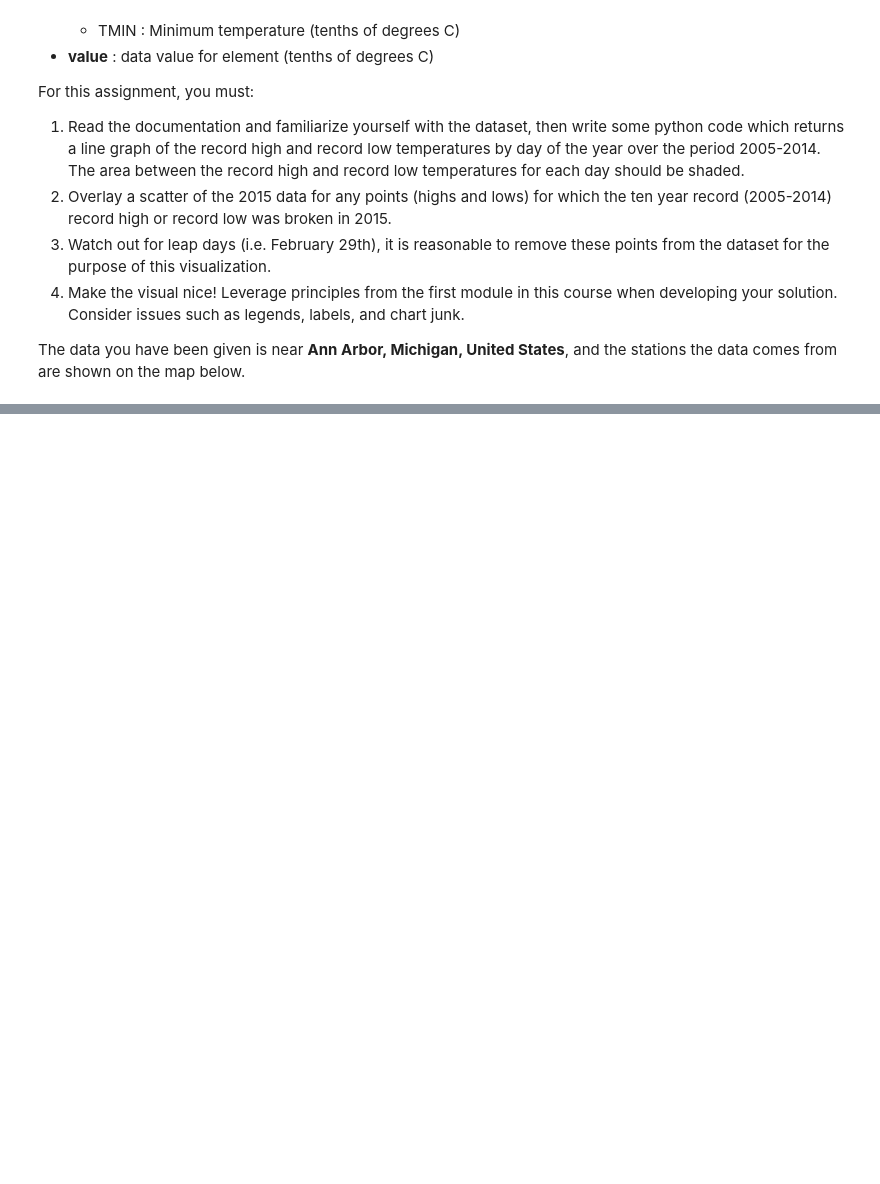
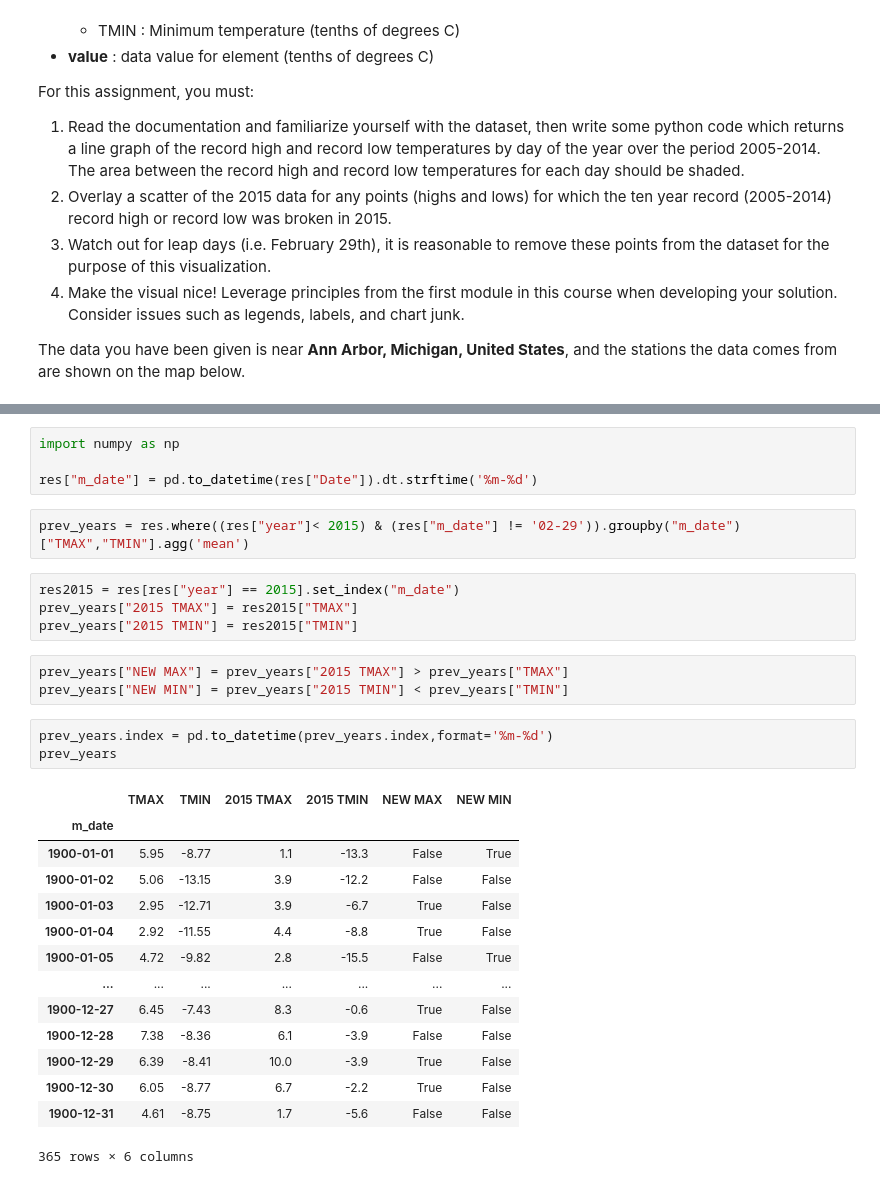
Before and after one commit to maab2198/applied_ds_python, a Jupyter notebook: applied_plotting/Assignment2.ipynb, the cells around one changed output, grey strips where cells are left out. Drawn from its saved outputs; the diff is of its cells as text; blank space fills up the shorter version.

```diff
--- a/applied_plotting/Assignment2.ipynb
+++ b/applied_plotting/Assignment2.ipynb
@@ -49,0 +158,31 @@ leaflet_plot_stations(400,'fb441e62df2d58994928907a91895ec62c2c42e6cd075c2700843
+# %%
+import numpy as np
+
+res["m_date"] = pd.to_datetime(res["Date"]).dt.strftime('%m-%d')
+# %%
+prev_years = res.where((res["year"]< 2015) & (res["m_date"] != '02-29')).groupby("m_date")["TMAX","TMIN"].agg('mean')
+# %%
+res2015 = res[res["year"] == 2015].set_index("m_date")
+prev_years["2015 TMAX"] = res2015["TMAX"]
+prev_years["2015 TMIN"] = res2015["TMIN"]
+# %%
+prev_years["NEW MAX"] = prev_years["2015 TMAX"] > prev_years["TMAX"]
+prev_years["NEW MIN"] = prev_years["2015 TMIN"] < prev_years["TMIN"]
+# %%
+prev_years.index = pd.to_datetime(prev_years.index,format='%m-%d')
+prev_years
+# %% [output]
+|  | TMAX | TMIN | 2015 TMAX | 2015 TMIN | NEW MAX | NEW MIN |
+| m_date |  |  |  |  |  |  |
+| 1900-01-01 | 5.95 | -8.77 | 1.1 | -13.3 | False | True |
+| 1900-01-02 | 5.06 | -13.15 | 3.9 | -12.2 | False | False |
+| 1900-01-03 | 2.95 | -12.71 | 3.9 | -6.7 | True | False |
+| 1900-01-04 | 2.92 | -11.55 | 4.4 | -8.8 | True | False |
+| 1900-01-05 | 4.72 | -9.82 | 2.8 | -15.5 | False | True |
+| ... | ... | ... | ... | ... | ... | ... |
+| 1900-12-27 | 6.45 | -7.43 | 8.3 | -0.6 | True | False |
+| 1900-12-28 | 7.38 | -8.36 | 6.1 | -3.9 | False | False |
+| 1900-12-29 | 6.39 | -8.41 | 10.0 | -3.9 | True | False |
+| 1900-12-30 | 6.05 | -8.77 | 6.7 | -2.2 | True | False |
+| 1900-12-31 | 4.61 | -8.75 | 1.7 | -5.6 | False | False |
+365 rows × 6 columns
```
Also changed, not shown: parts of 13 cells of this notebook.
